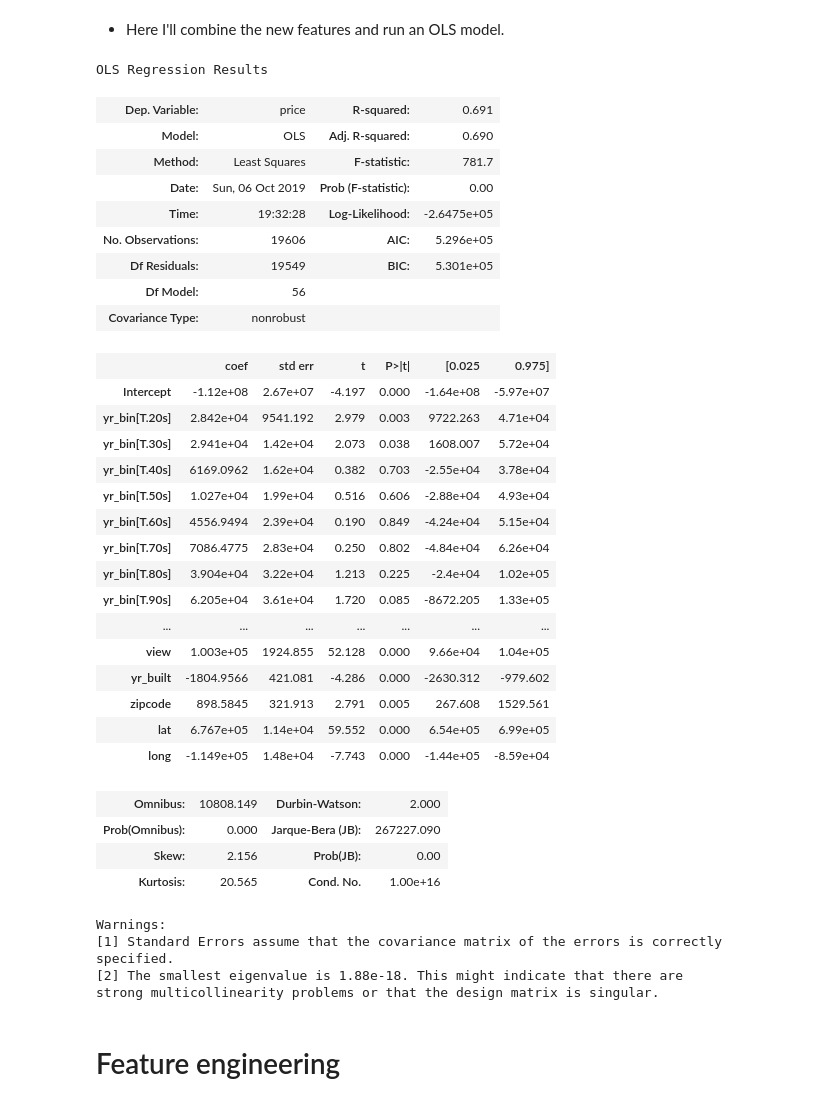
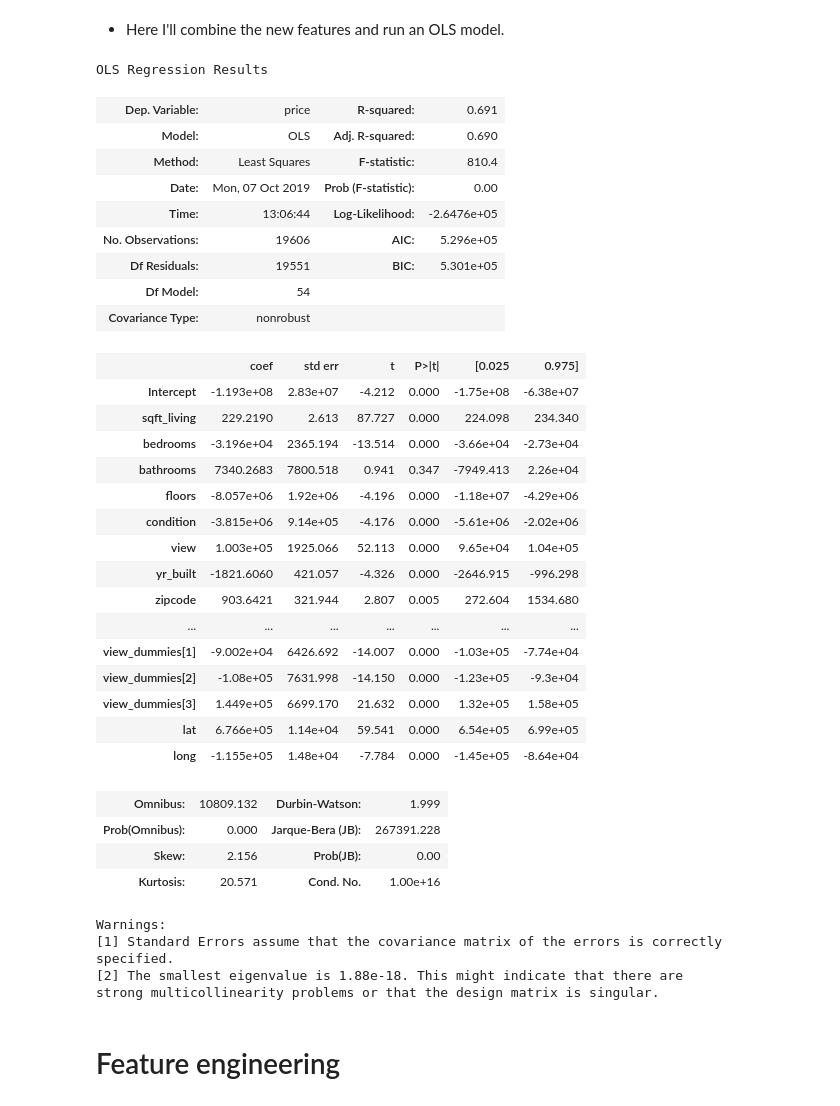
Before and after one commit to cousinskeeta/dsc-v2-mod1-final-project-online-ds-pt-081219, a Jupyter notebook: student.ipynb, the cells around one changed output. Cells and saved outputs as stored; diff of their text form; code cells hidden in the pictures.

```diff
--- a/student.ipynb
+++ b/student.ipynb
@@ -666,44 +666,44 @@ kd_pt.hist(figsize=(16,9));
 # %%
 outcome = 'price'
 features = ['sqft_living','bedrooms', 'bathrooms','floors',
-                    'condition', 'view', 'yr_built','zipcode','yr_bin','zip_bin',
-                    'baths','bed_cat','floor_cat','condition_cat','view_cat',
+                    'condition', 'view', 'yr_built','zipcode','yr_dummies', 'zip_dummies',
+                    'bath_dummies','flr_dummies', 'cond_dummies', 'view_dummies',
                     'lat', 'long']
 predictors = '+'.join(features)
 formula = outcome + "~" + predictors
 model = ols(formula=formula, data=better_kd).fit()
 model.summary()
 # %% [output]
 OLS Regression Results
 | Dep. Variable: | price | R-squared: | 0.691 |
 | Model: | OLS | Adj. R-squared: | 0.690 |
-| Method: | Least Squares | F-statistic: | 781.7 |
-| Date: | Sun, 06 Oct 2019 | Prob (F-statistic): | 0.00 |
-| Time: | 19:32:28 | Log-Likelihood: | -2.6475e+05 |
+| Method: | Least Squares | F-statistic: | 810.4 |
+| Date: | Mon, 07 Oct 2019 | Prob (F-statistic): | 0.00 |
+| Time: | 13:06:44 | Log-Likelihood: | -2.6476e+05 |
 | No. Observations: | 19606 | AIC: | 5.296e+05 |
-| Df Residuals: | 19549 | BIC: | 5.301e+05 |
-| Df Model: | 56 |  |  |
+| Df Residuals: | 19551 | BIC: | 5.301e+05 |
+| Df Model: | 54 |  |  |
 | Covariance Type: | nonrobust |  |  |
 |  | coef | std err | t | P>|t| | [0.025 | 0.975] |
-| Intercept | -1.12e+08 | 2.67e+07 | -4.197 | 0.000 | -1.64e+08 | -5.97e+07 |
-| yr_bin[T.20s] | 2.842e+04 | 9541.192 | 2.979 | 0.003 | 9722.263 | 4.71e+04 |
-| yr_bin[T.30s] | 2.941e+04 | 1.42e+04 | 2.073 | 0.038 | 1608.007 | 5.72e+04 |
-| yr_bin[T.40s] | 6169.0962 | 1.62e+04 | 0.382 | 0.703 | -2.55e+04 | 3.78e+04 |
-| yr_bin[T.50s] | 1.027e+04 | 1.99e+04 | 0.516 | 0.606 | -2.88e+04 | 4.93e+04 |
-| yr_bin[T.60s] | 4556.9494 | 2.39e+04 | 0.190 | 0.849 | -4.24e+04 | 5.15e+04 |
-| yr_bin[T.70s] | 7086.4775 | 2.83e+04 | 0.250 | 0.802 | -4.84e+04 | 6.26e+04 |
-| yr_bin[T.80s] | 3.904e+04 | 3.22e+04 | 1.213 | 0.225 | -2.4e+04 | 1.02e+05 |
-| yr_bin[T.90s] | 6.205e+04 | 3.61e+04 | 1.720 | 0.085 | -8672.205 | 1.33e+05 |
+| Intercept | -1.193e+08 | 2.83e+07 | -4.212 | 0.000 | -1.75e+08 | -6.38e+07 |
+| sqft_living | 229.2190 | 2.613 | 87.727 | 0.000 | 224.098 | 234.340 |
+| bedrooms | -3.196e+04 | 2365.194 | -13.514 | 0.000 | -3.66e+04 | -2.73e+04 |
+| bathrooms | 7340.2683 | 7800.518 | 0.941 | 0.347 | -7949.413 | 2.26e+04 |
+| floors | -8.057e+06 | 1.92e+06 | -4.196 | 0.000 | -1.18e+07 | -4.29e+06 |
+| condition | -3.815e+06 | 9.14e+05 | -4.176 | 0.000 | -5.61e+06 | -2.02e+06 |
+| view | 1.003e+05 | 1925.066 | 52.113 | 0.000 | 9.65e+04 | 1.04e+05 |
+| yr_built | -1821.6060 | 421.057 | -4.326 | 0.000 | -2646.915 | -996.298 |
+| zipcode | 903.6421 | 321.944 | 2.807 | 0.005 | 272.604 | 1534.680 |
 | ... | ... | ... | ... | ... | ... | ... |
-| view | 1.003e+05 | 1924.855 | 52.128 | 0.000 | 9.66e+04 | 1.04e+05 |
-| yr_built | -1804.9566 | 421.081 | -4.286 | 0.000 | -2630.312 | -979.602 |
-| zipcode | 898.5845 | 321.913 | 2.791 | 0.005 | 267.608 | 1529.561 |
-| lat | 6.767e+05 | 1.14e+04 | 59.552 | 0.000 | 6.54e+05 | 6.99e+05 |
-| long | -1.149e+05 | 1.48e+04 | -7.743 | 0.000 | -1.44e+05 | -8.59e+04 |
+| view_dummies[1] | -9.002e+04 | 6426.692 | -14.007 | 0.000 | -1.03e+05 | -7.74e+04 |
+| view_dummies[2] | -1.08e+05 | 7631.998 | -14.150 | 0.000 | -1.23e+05 | -9.3e+04 |
+| view_dummies[3] | 1.449e+05 | 6699.170 | 21.632 | 0.000 | 1.32e+05 | 1.58e+05 |
+| lat | 6.766e+05 | 1.14e+04 | 59.541 | 0.000 | 6.54e+05 | 6.99e+05 |
+| long | -1.155e+05 | 1.48e+04 | -7.784 | 0.000 | -1.45e+05 | -8.64e+04 |
-| Omnibus: | 10808.149 | Durbin-Watson: | 2.000 |
-| Prob(Omnibus): | 0.000 | Jarque-Bera (JB): | 267227.090 |
+| Omnibus: | 10809.132 | Durbin-Watson: | 1.999 |
+| Prob(Omnibus): | 0.000 | Jarque-Bera (JB): | 267391.228 |
 | Skew: | 2.156 | Prob(JB): | 0.00 |
-| Kurtosis: | 20.565 | Cond. No. | 1.00e+16 |
+| Kurtosis: | 20.571 | Cond. No. | 1.00e+16 |
 Warnings:
 [1] Standard Errors assume that the covariance matrix of the errors is correctly specified.
 [2] The smallest eigenvalue is 1.88e-18. This might indicate that there are
```
Also changed, not shown: parts of 29 cells of this notebook, 3 other files.
